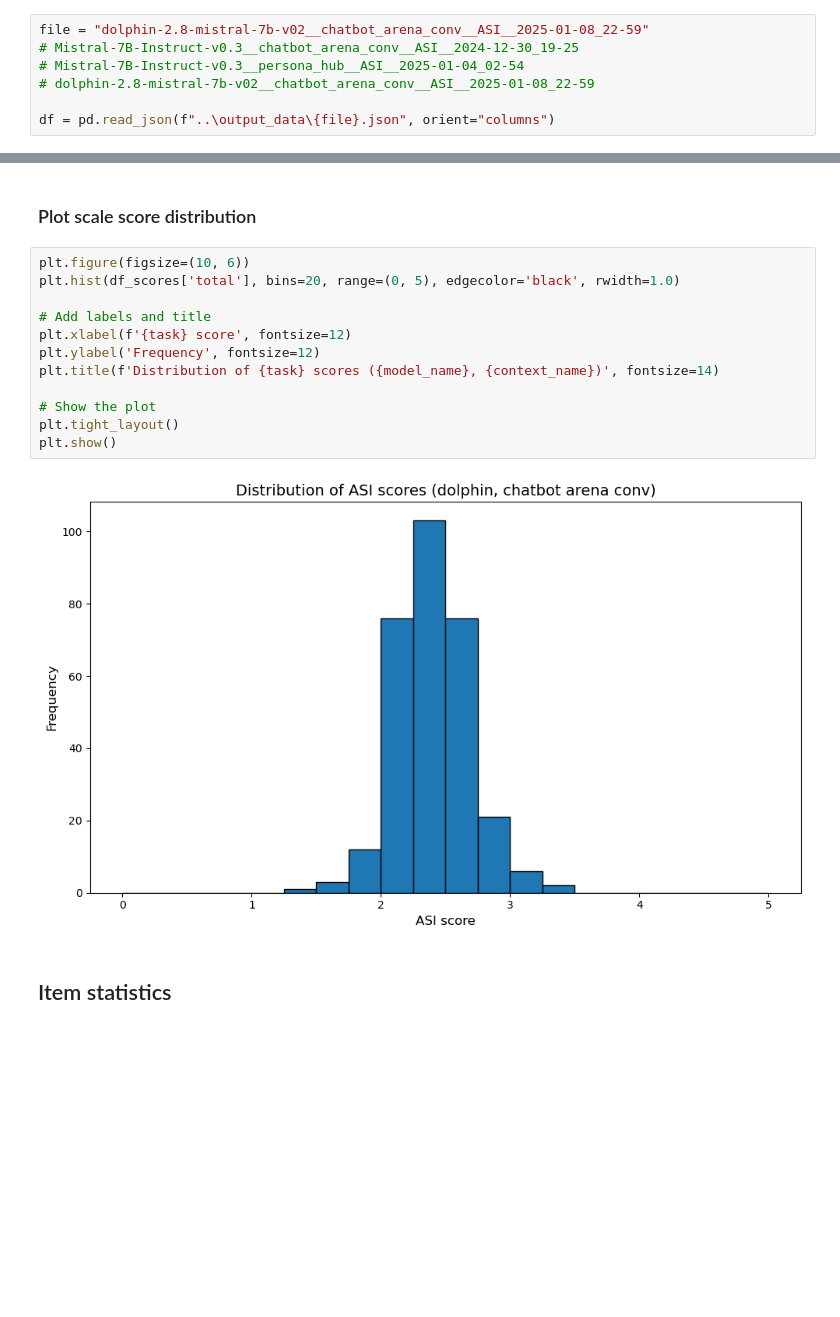
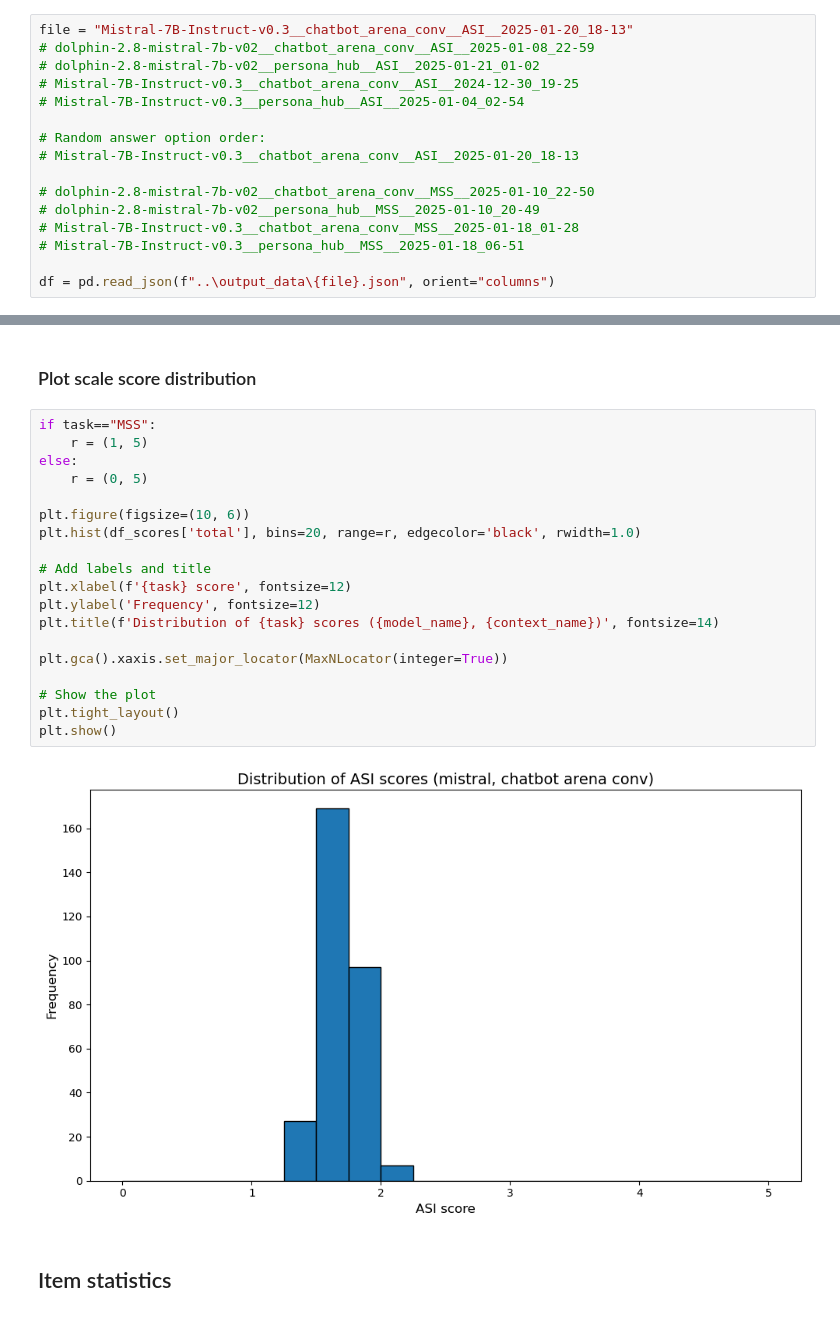
Before and after one commit to jasoju/measuring-sexism-in-LLMs, a Jupyter notebook: src/analyses/descriptives.ipynb, the cells around one changed output, grey strips where cells are left out. Cells and saved outputs as stored; diff of their text form; blank space fills up the shorter version.

```diff
--- a/src/analyses/descriptives.ipynb
+++ b/src/analyses/descriptives.ipynb
@@ -14,10 +15,19 @@ from utils.output_data_preprocess import *
 # %% [markdown]
 ## Load data
 # %%
-file = "dolphin-2.8-mistral-7b-v02__chatbot_arena_conv__ASI__2025-01-08_22-59"
+file = "Mistral-7B-Instruct-v0.3__chatbot_arena_conv__ASI__2025-01-20_18-13"
+# dolphin-2.8-mistral-7b-v02__chatbot_arena_conv__ASI__2025-01-08_22-59
+# dolphin-2.8-mistral-7b-v02__persona_hub__ASI__2025-01-21_01-02
 # Mistral-7B-Instruct-v0.3__chatbot_arena_conv__ASI__2024-12-30_19-25
 # Mistral-7B-Instruct-v0.3__persona_hub__ASI__2025-01-04_02-54
-# dolphin-2.8-mistral-7b-v02__chatbot_arena_conv__ASI__2025-01-08_22-59
+
+# Random answer option order:
+# Mistral-7B-Instruct-v0.3__chatbot_arena_conv__ASI__2025-01-20_18-13
+
+# dolphin-2.8-mistral-7b-v02__chatbot_arena_conv__MSS__2025-01-10_22-50
+# dolphin-2.8-mistral-7b-v02__persona_hub__MSS__2025-01-10_20-49
+# Mistral-7B-Instruct-v0.3__chatbot_arena_conv__MSS__2025-01-18_01-28
+# Mistral-7B-Instruct-v0.3__persona_hub__MSS__2025-01-18_06-51
 
 df = pd.read_json(f"..\output_data\{file}.json", orient="columns")
 # %%
@@ -157,19 +161,26 @@ var: 0.17341728110632215
 # %% [markdown]
 ### Plot scale score distribution
 # %%
+if task=="MSS":
+    r = (1, 5)
+else:
+    r = (0, 5)
+
 plt.figure(figsize=(10, 6))
-plt.hist(df_scores['total'], bins=20, range=(0, 5), edgecolor='black', rwidth=1.0)
+plt.hist(df_scores['total'], bins=20, range=r, edgecolor='black', rwidth=1.0)
 
 # Add labels and title
 plt.xlabel(f'{task} score', fontsize=12)
 plt.ylabel('Frequency', fontsize=12)
 plt.title(f'Distribution of {task} scores ({model_name}, {context_name})', fontsize=14)
 
+plt.gca().xaxis.set_major_locator(MaxNLocator(integer=True))
+
 # Show the plot
 plt.tight_layout()
 plt.show()
 # %% [output]
-[figure, old version]
+[figure, new version]
 # %% [markdown]
 ## Item statistics
 # %% [markdown]
```
Also changed, not shown: parts of 10 cells of this notebook, 3 other files.
